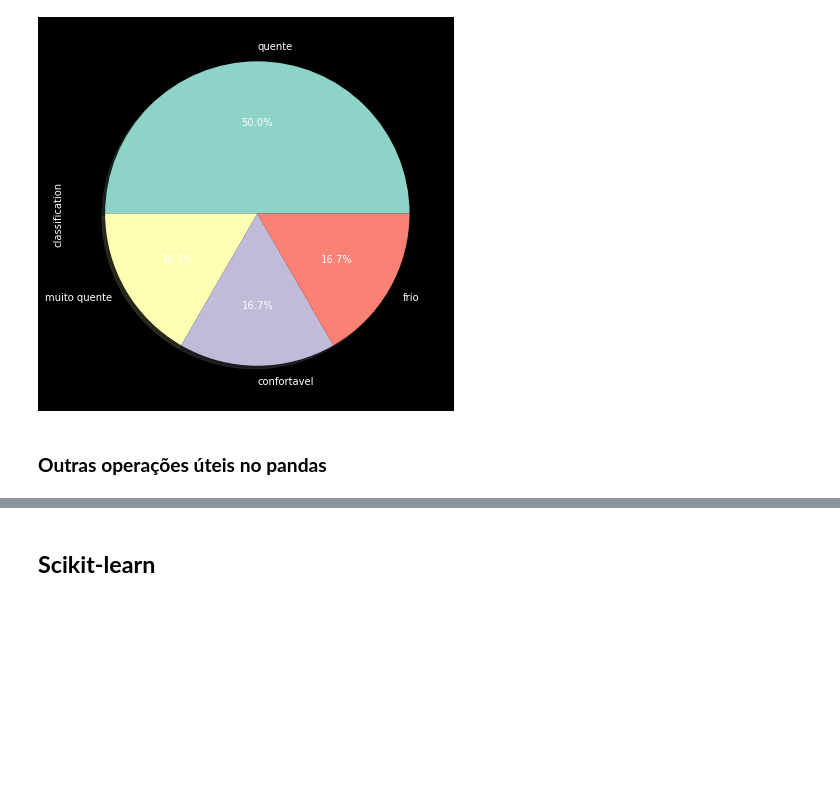
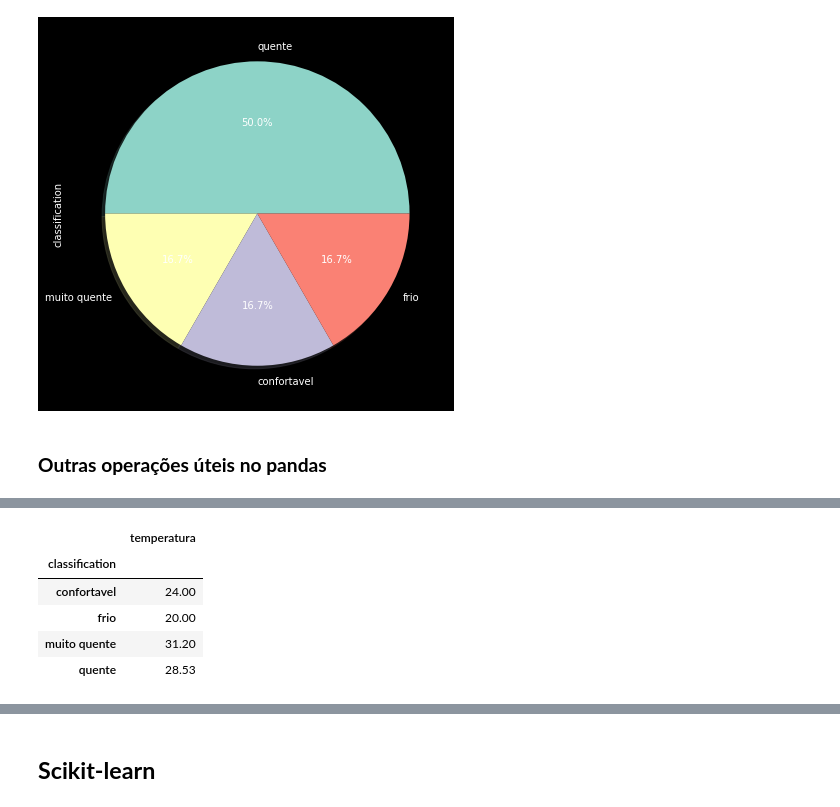
Before and after one commit to odcolares/CientistaDeDados, a Jupyter notebook: [IGTI]_Bootcamp_Módulo_2NV.ipynb, the cells around one changed output, grey strips where cells are left out. Cells and saved outputs as stored; diff of their text form; code cells hidden in the pictures; blank space fills up the shorter version.

```diff
--- a/[IGTI]_Bootcamp_Módulo_2NV.ipynb
+++ b/[IGTI]_Bootcamp_Módulo_2NV.ipynb
@@ -960,7 +971,14 @@ df.head(6)
 df.groupby(by='classification')
 # %%
 # groupby: agrupamento por valores únicos de uma ou mais colunas
-df.groupby(by='classification').mean()
+(df.groupby(by='classification').mean()).round(2)
+# %% [output]
+|  | temperatura |
+| classification |  |
+| confortavel | 24.00 |
+| frio | 20.00 |
+| muito quente | 31.20 |
+| quente | 28.53 |
 # %%
 # groupby: agrupamento por valores únicos de uma ou mais colunas
 df.groupby(by='classification').sum()
```
Also changed, not shown: parts of 6 cells of this notebook.
